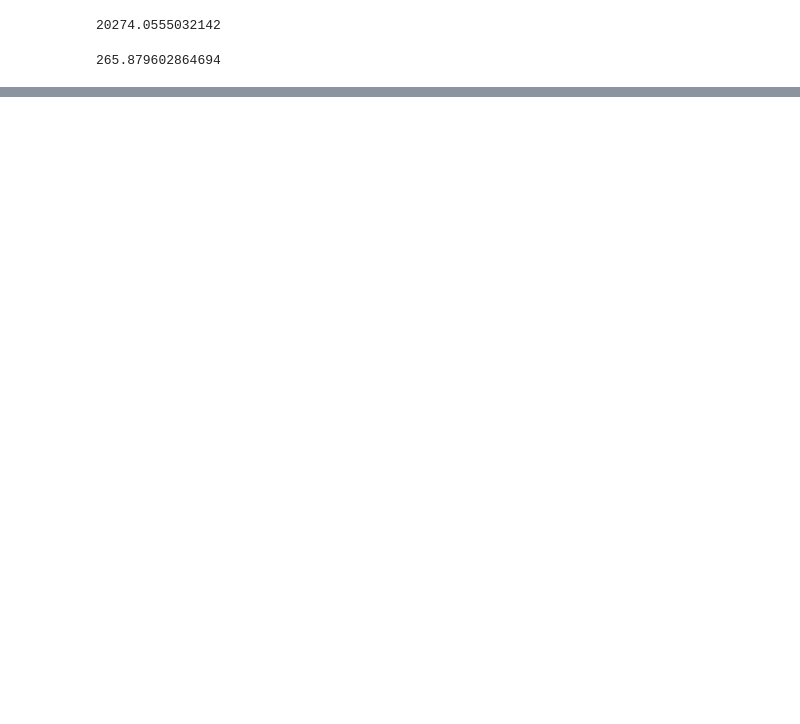
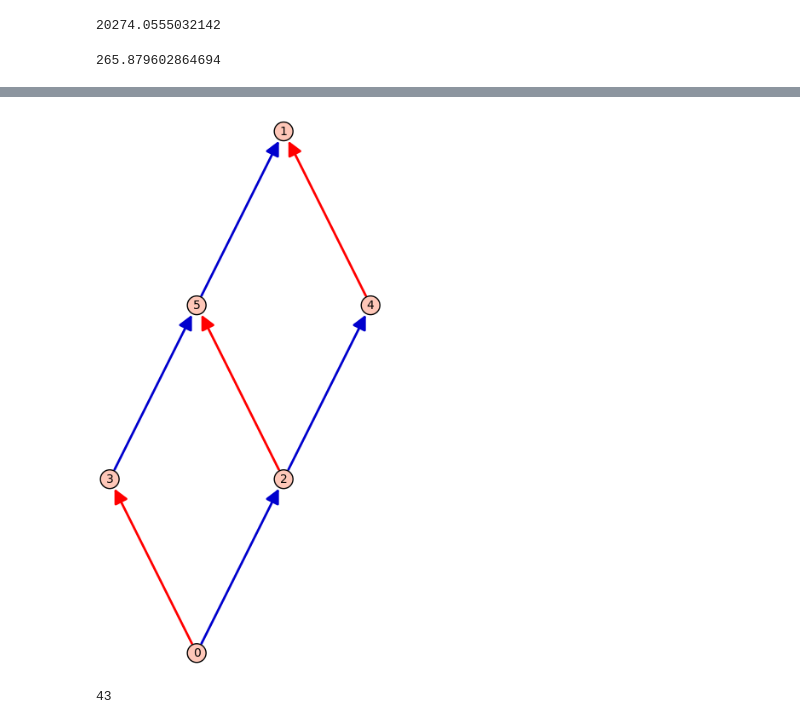
Before and after one commit to smoralesduarte/randnumsgps, a Jupyter notebook: erdossmgps.ipynb, the cells around one changed output, grey strips where cells are left out. Saved outputs shown, nothing was run; the diff lists cells and outputs as text; code cells hidden in the pictures; blank space fills up the shorter version.

```diff
--- a/erdossmgps.ipynb
+++ b/erdossmgps.ipynb
@@ -364,0 +366,10 @@ PlotKunzPoset(test.gens)
+# %%
+test = NumericalSemigroup([6,9,20])
+PlotKunzPoset(test)
+# %% [output]
+[figure, added]
+# %%
+test.FrobeniusNumber(
+)
+# %% [output]
+43
```
Also changed, not shown: parts of 34 cells of this notebook, 5 other files.
